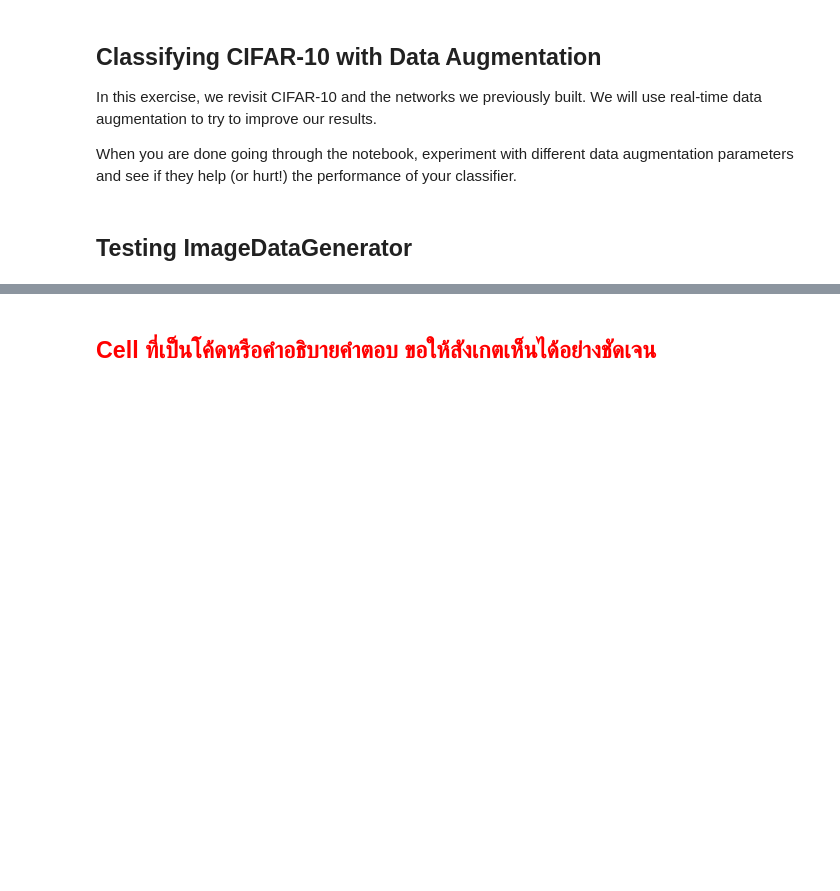
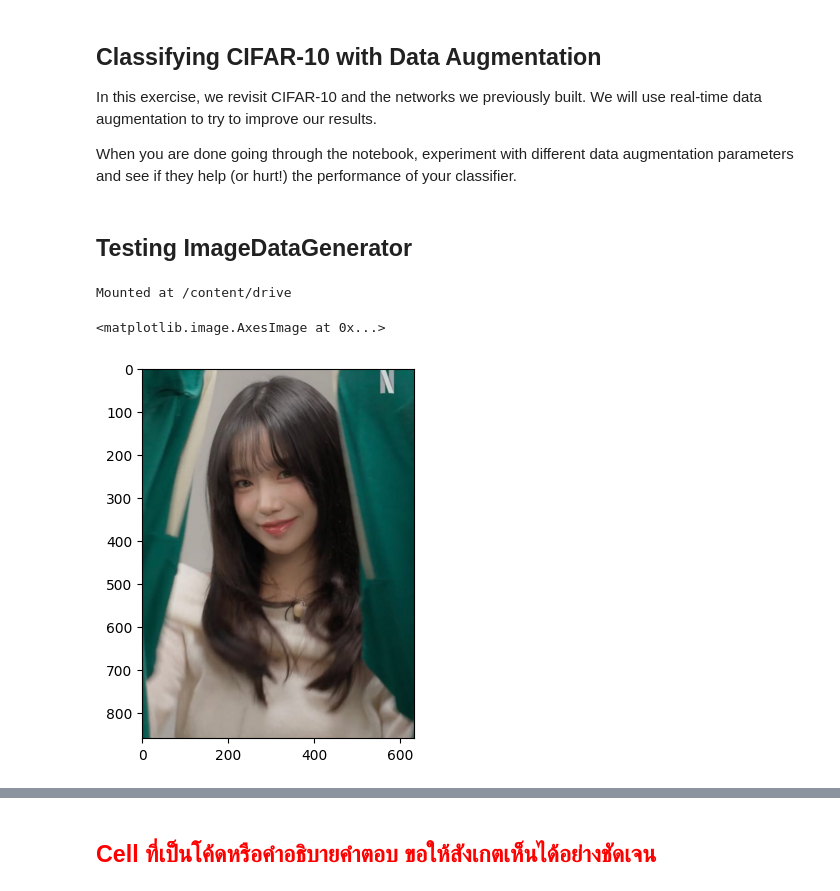
Before and after one commit to Bi-Ma-GOoOD/loveMeLikeYouDo, a Jupyter notebook: 3rdYears/Y3T2/DeepLearning/Week09/09_CIFAR10_Data_Augmentation_HW.ipynb, the cells around one changed output, grey strips where cells are left out. Drawn from its saved outputs; the diff is of its cells as text; code cells hidden in the pictures; blank space fills up the shorter version.

```diff
--- a/3rdYears/Y3T2/DeepLearning/Week09/09_CIFAR10_Data_Augmentation_HW.ipynb
+++ b/3rdYears/Y3T2/DeepLearning/Week09/09_CIFAR10_Data_Augmentation_HW.ipynb
@@ -17,13 +18,23 @@ import matplotlib.pyplot as plt
 %matplotlib inline
 # %% [markdown]
 ## Testing ImageDataGenerator
+# %%
+from google.colab import drive
+drive.mount('/content/drive')
+# %% [output]
+Mounted at /content/drive
 # %%
 from PIL import Image
 import numpy as np
 
-image = Image.open('coffee_mug.jpg')
+example_image = '/content/drive/MyDrive/Colab Notebooks/Y3T2[DeepLearning]/Dataset/❤.png'
+
+image = Image.open(example_image)
 image = np.expand_dims(image, axis=0).astype('float32')/255
 plt.imshow(image[0])
+# %% [output]
+<matplotlib.image.AxesImage at 0x...>
+[figure, added]
 # %%
 datagen = ImageDataGenerator(
     rotation_range=0,  # randomly rotate images in the range (degrees, 0 to 180)
```
Also changed, not shown: parts of 17 cells of this notebook.
